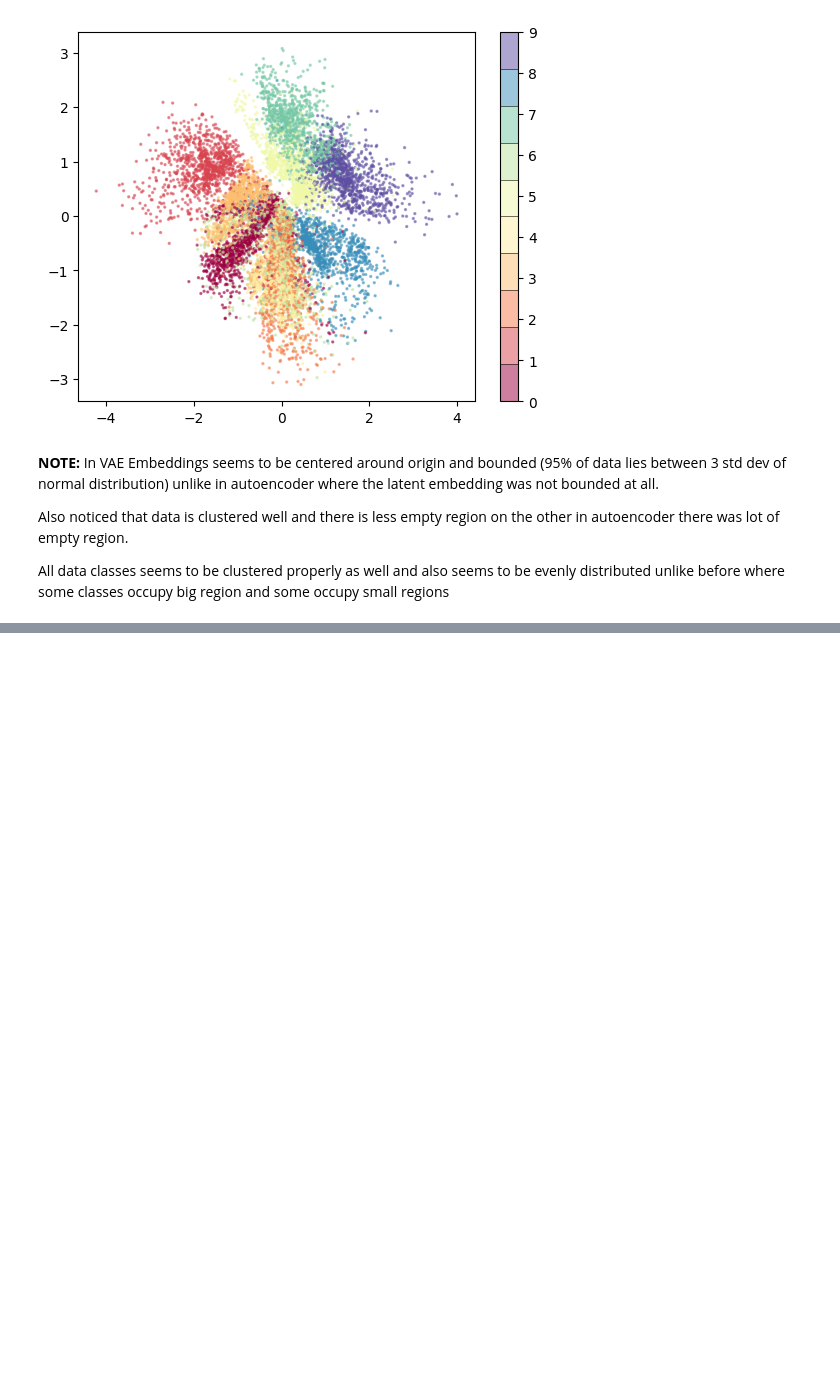
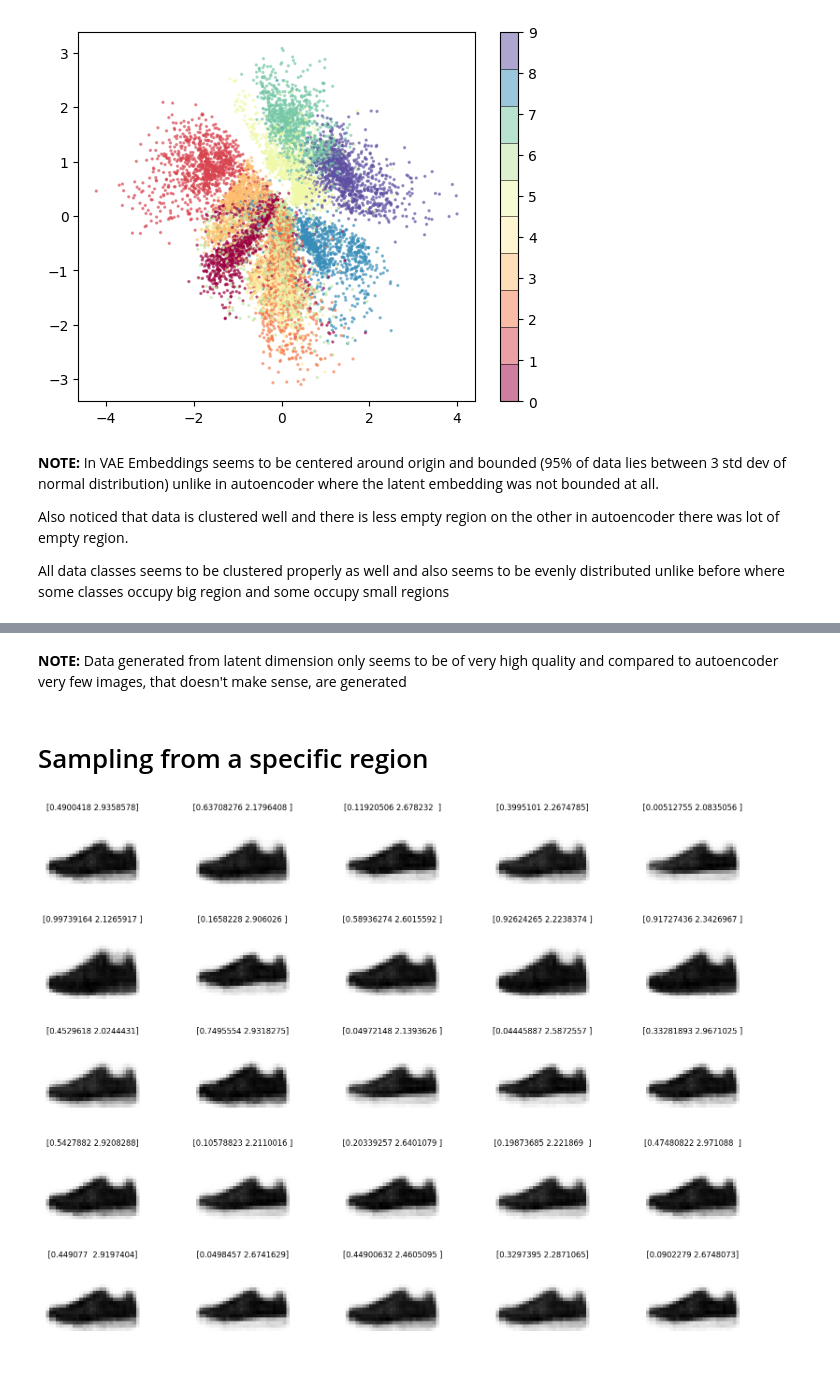
Before and after one commit to AniTho/Generative-Architectures-in-pytorch, a Jupyter notebook: Day_02 (VAE Autoencoder).ipynb, the cells around one changed output, grey strips where cells are left out. Saved outputs shown, nothing was run; the diff lists cells and outputs as text; code cells hidden in the pictures; blank space fills up the shorter version.

```diff
--- a/Day_02 (VAE Autoencoder).ipynb
+++ b/Day_02 (VAE Autoencoder).ipynb
@@ -452,0 +483,38 @@ All data classes seems to be clustered properly as well and also seems to be eve
+# %% [markdown]
+__NOTE:__ Data generated from latent dimension only seems to be of very high quality and compared to autoencoder very few images, that doesn't make sense, are generated
+# %% [markdown]
+# Sampling from a specific region
+# %%
+with torch.no_grad():
+    cnn_autoencoder.eval()
+
+    # Setting min and max along dimensions to get images of a particular class
+    min_1, max_1 = 0, 1
+    min_2, max_2 = 2, 3
+
+    # Setting for plots
+    num_images = 25
+    nrows = 5
+    ncols = num_images // nrows + (num_images % nrows > 0)
+
+    # Sample and Generation
+    samples = torch.rand((num_images, 2))
+    samples[:, 0] = (max_1 - min_1)*samples[:, 0] + min_1
+    samples[:, 1] = (max_2 - min_2)*samples[:, 1] + min_2
+
+    samples = samples.to(device)
+    sigmoid = nn.Sigmoid()
+    out = cnn_autoencoder.bottleneck(samples)
+    out = out.view(-1, *[128, 4, 4])
+    out_images = cnn_autoencoder.decoder(out)
+    out_images = sigmoid(out_images)
+    plt.figure(figsize=(20, 15))
+    for i in range(num_images):
+        img = out_images[i][0] # Get first channel
+        img = img.detach().cpu().numpy()
+        plt.subplot(nrows, ncols, i+1)
+        plt.imshow(img, cmap = 'gray')
+        plt.title(f'{samples[i].detach().cpu().numpy()}')
+        plt.axis('off')
+# %% [output]
+[figure, added]
```
Also changed, not shown: parts of 2 cells of this notebook.
